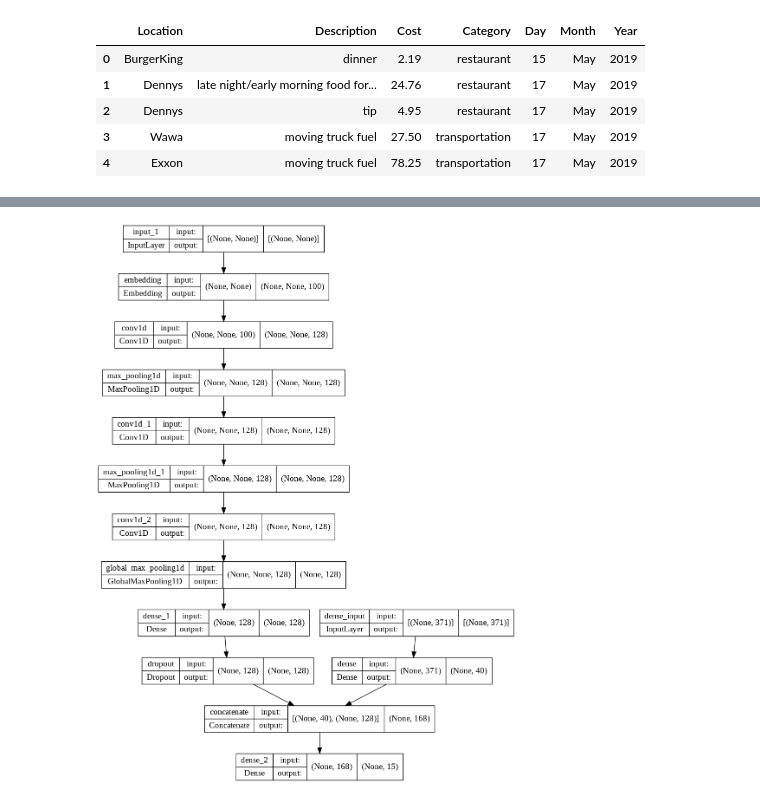
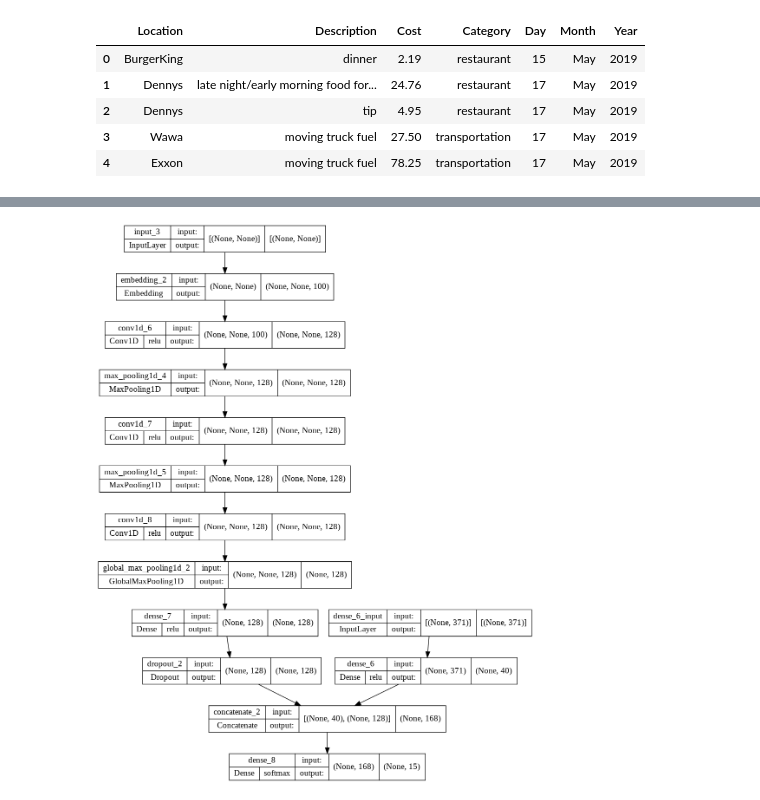
Before and after one commit to palmorezm/Home, a Jupyter notebook: Financial/multi_input.ipynb, the cells around one changed output, grey strips where cells are left out. Saved outputs shown, nothing was run; the diff lists cells and outputs as text; code cells hidden in the pictures.

```diff
--- a/Financial/multi_input.ipynb
+++ b/Financial/multi_input.ipynb
@@ -101,5 +163,5 @@ model = models.create_multi(mlp, cnn, class_names)
 # %%
 # plot the combined model
-plot_model(model, to_file='combined-model_plot.png', show_shapes=True, show_layer_names=True)
+plot_model(model, to_file='combined-model_plot.png', show_shapes=True, show_layer_names=True, show_layer_activations=True)
 # %% [output]
-[figure, old version]
+[figure, new version]
```
Also changed, not shown: parts of 28 cells of this notebook.
